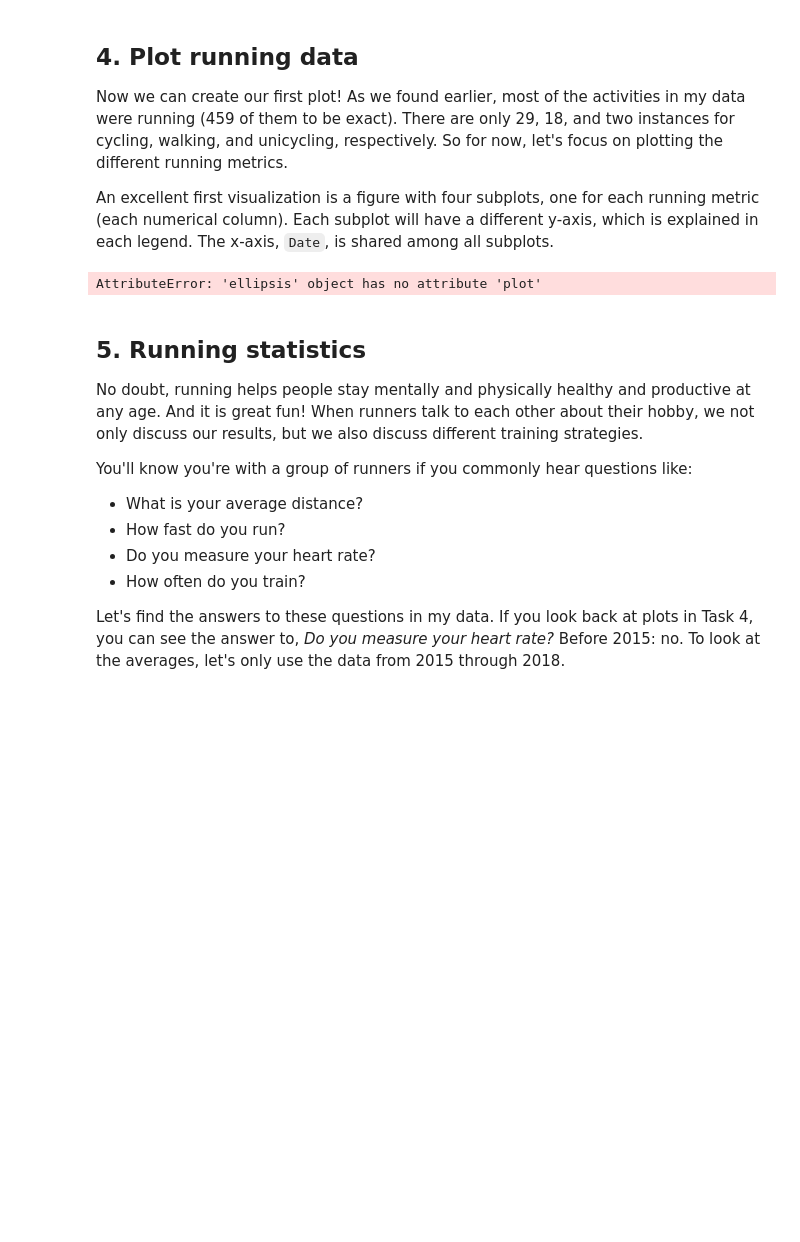
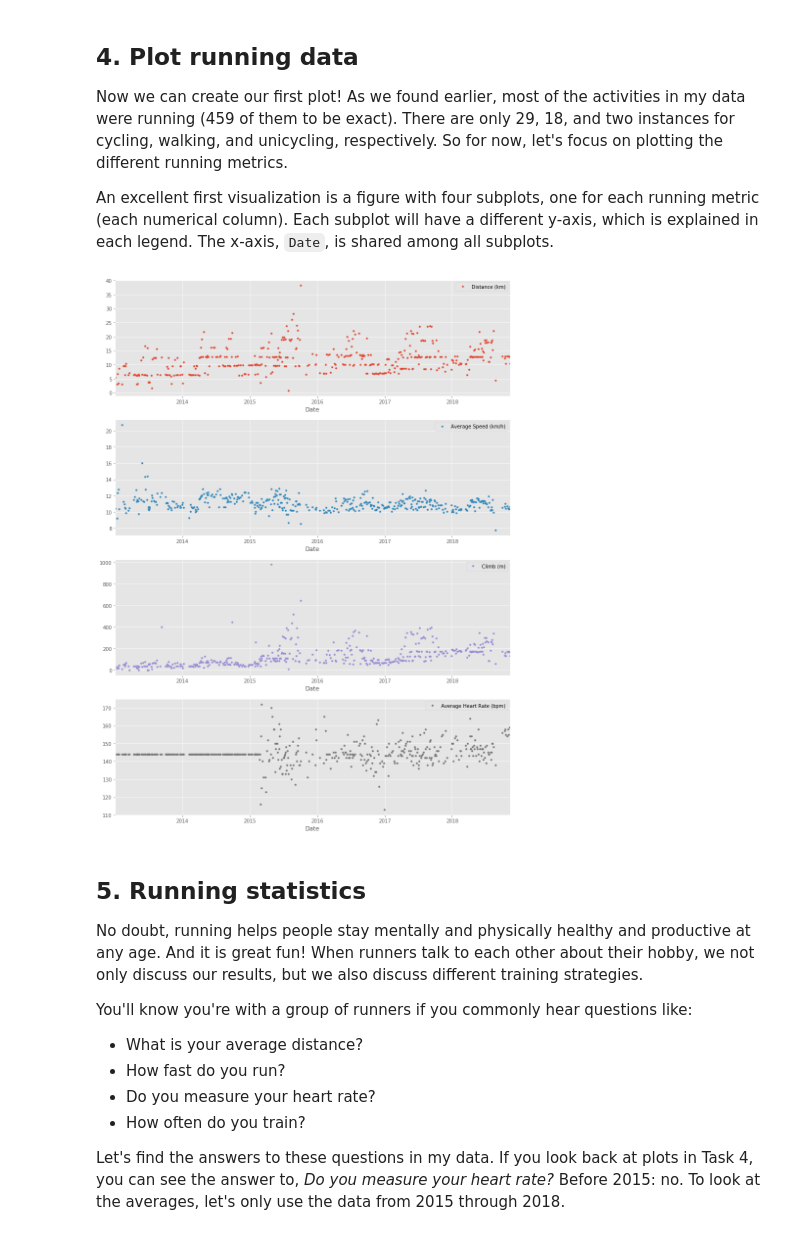
Before and after one commit to anishreddy3/Real_world_DS_applications, a Jupyter notebook: runkeeper_fitness.ipynb, the cells around one changed output. Drawn from its saved outputs; the diff is of its cells as text; code cells hidden in the pictures; blank space fills up the shorter version.

Commit message:
plot 2013-2018

```diff
--- a/runkeeper_fitness.ipynb
+++ b/runkeeper_fitness.ipynb
@@ -115,32 +115,33 @@ dtype: int64
 # %%
 %matplotlib inline
 
 # Import matplotlib, set style and ignore warning
 import matplotlib.pyplot as plt
 %matplotlib inline
+import numpy as np
 import warnings
 plt.style.use('ggplot')
 warnings.filterwarnings(
     action='ignore', module='matplotlib.figure', category=UserWarning,
     message=('This figure includes Axes that are not compatible with tight_layout, so results might be incorrect.')
 )
 
 # Prepare data subsetting period from 2013 till 2018
-runs_subset_2013_2018 = ...
+runs_subset_2013_2018 = df_run[(df_run.index.year >= 2013) & (df_run.index.year <= 2018)]
 
 # Create, plot and customize in one step
-runs_subset_2013_2018.plot(...,
+runs_subset_2013_2018.plot(subplots=True,
                            sharex=False,
                            figsize=(12,16),
                            linestyle='none',
                            marker='o',
                            markersize=3,
                           )
 
 # Show plot
-# ... YOUR CODE FOR TASK 4 ...
+plt.show()
 # %% [output]
-AttributeError: 'ellipsis' object has no attribute 'plot'
+[figure, added]
 # %% [markdown]
 ## 5. Running statistics
 <p>No doubt, running helps people stay mentally and physically healthy and productive at any age. And it is great fun! When runners talk to each other about their hobby, we not only discuss our results, but we also discuss different training strategies. </p>
```
Also changed, not shown: parts of 2 cells of this notebook.
